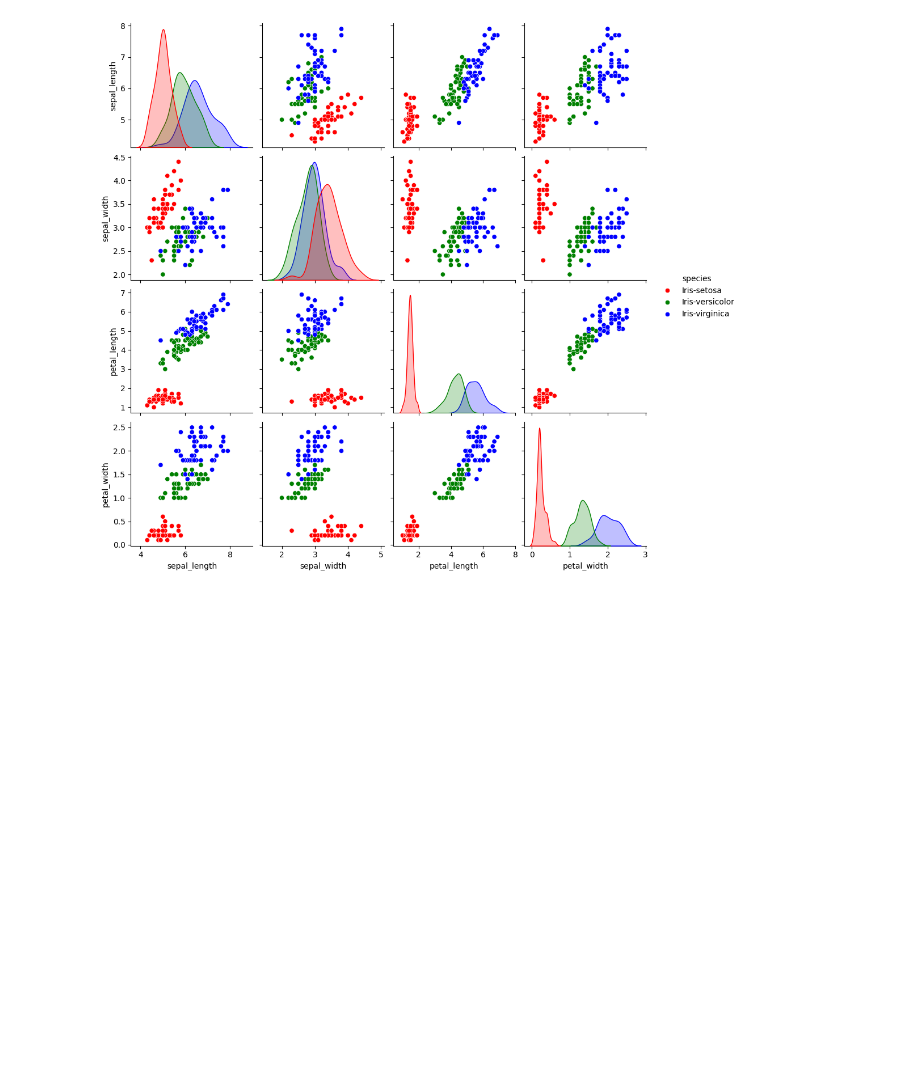
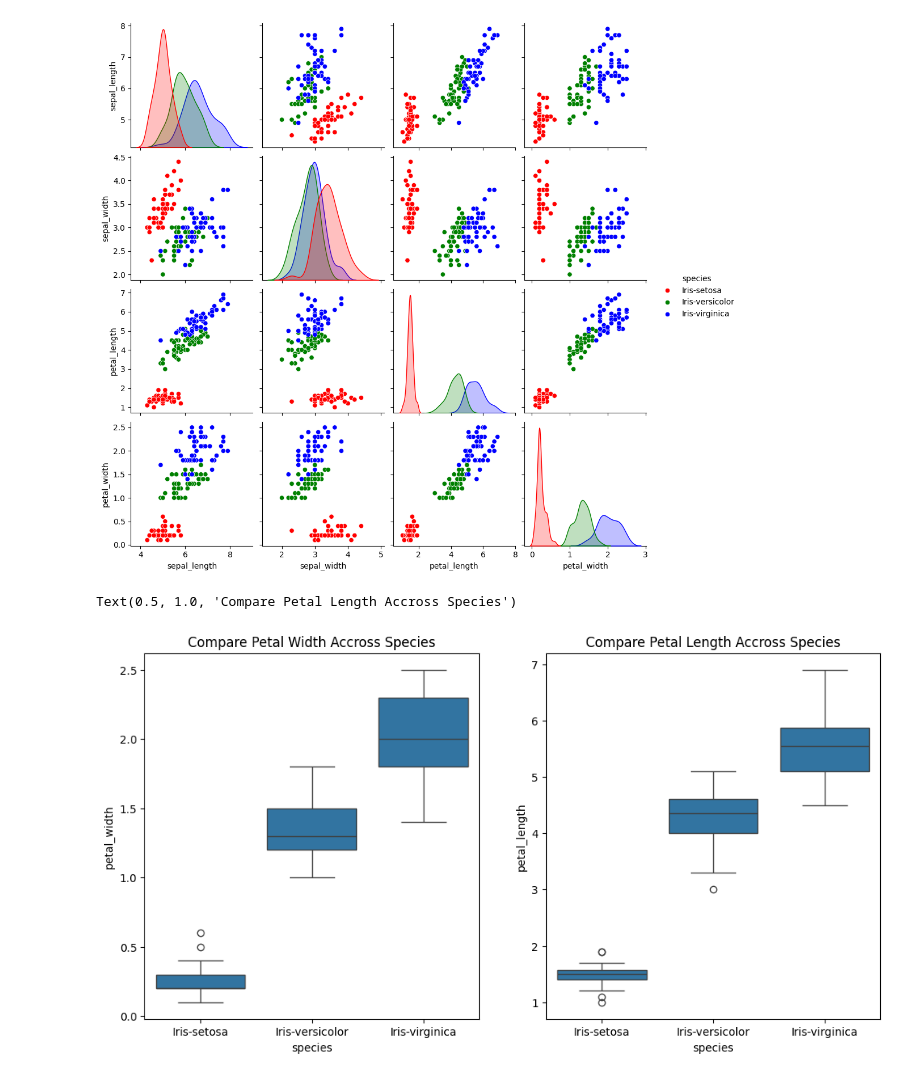
Before and after one commit to mut-rogers/irisEDA, a Jupyter notebook: iris.ipynb, the cells around one changed output. Cells and saved outputs as stored; diff of their text form; code cells hidden in the pictures; blank space fills up the shorter version.

```diff
--- a/iris.ipynb
+++ b/iris.ipynb
@@ -106,3 +106,15 @@ sns.pairplot(iris_dataset.loc[:, "sepal_length": "species"], hue="species", pale
 # %% [output]
 <seaborn.axisgrid.PairGrid at 0x...>
 [figure]
+# %%
+# Comparing petal widths accros species
+fig, ax = plt.subplots(1,2, figsize=(12, 6), sharex=True)
+
+sns.boxplot(iris_dataset, x="species", y="petal_width", ax=ax[0])
+sns.boxplot(iris_dataset, x="species", y="petal_length", ax=ax[1])
+
+ax[0].set_title("Compare Petal Width Accross Species")
+ax[1].set_title("Compare Petal Length Accross Species")
+# %% [output]
+Text(0.5, 1.0, 'Compare Petal Length Accross Species')
+[figure, added]
```
Also changed, not shown: parts of 6 cells of this notebook.
